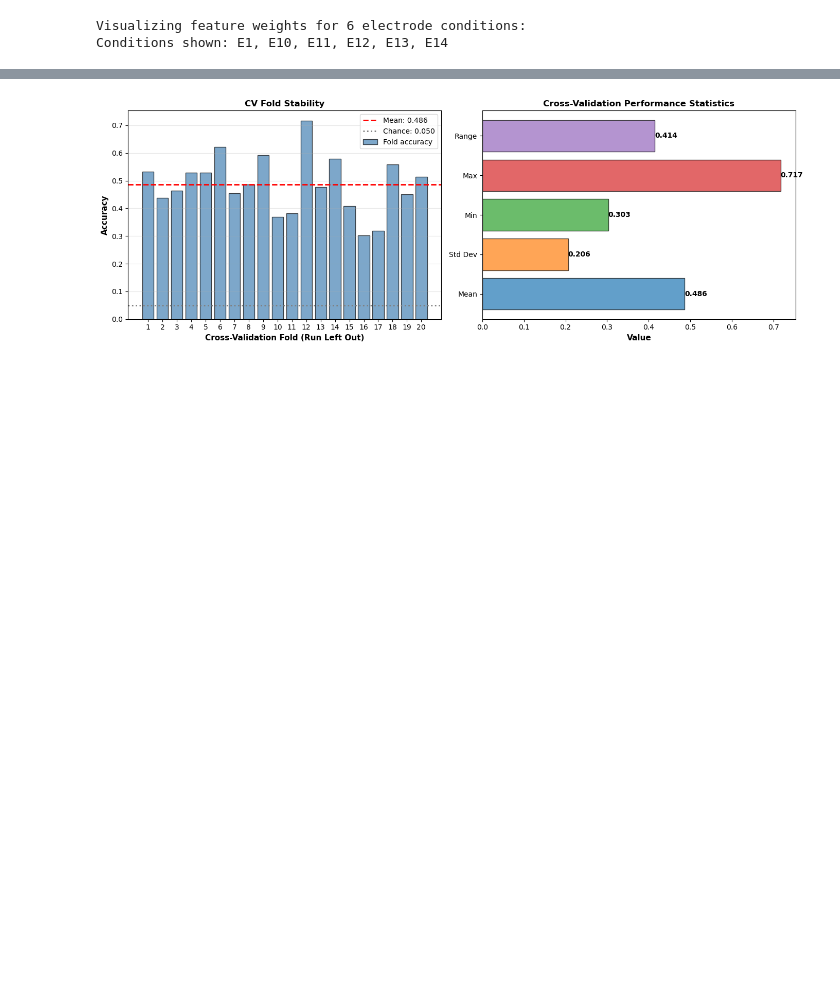
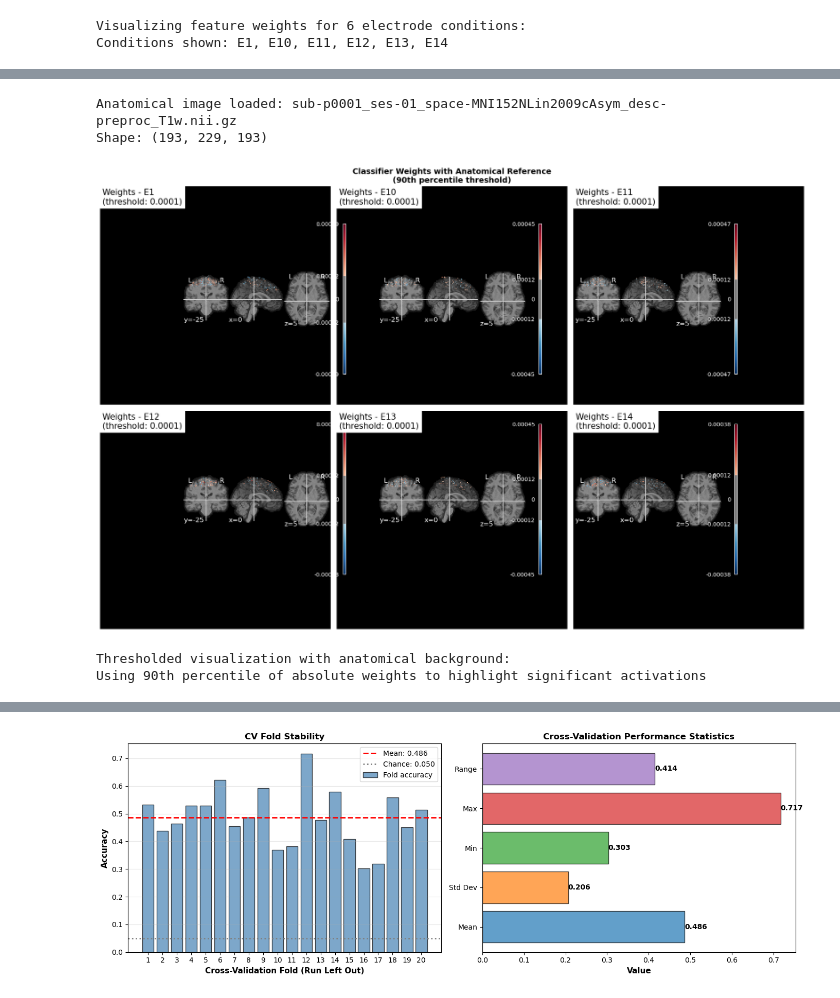
Before and after one commit to DuarteFonteSanta/Mapping_Tese, a Jupyter notebook: mapping_tese/notebooks/01_decoding_sub-p0001_ses-01_task-S1Map.ipynb, the cells around one changed output, grey strips where cells are left out. Drawn from its saved outputs; the diff is of its cells as text; code cells hidden in the pictures; blank space fills up the shorter version.

Commit message:
Added result images

```diff
--- a/mapping_tese/notebooks/01_decoding_sub-p0001_ses-01_task-S1Map.ipynb
+++ b/mapping_tese/notebooks/01_decoding_sub-p0001_ses-01_task-S1Map.ipynb
@@ -432,0 +467,55 @@ Conditions shown: E1, E10, E11, E12, E13, E14
+# %%
+# Load anatomical reference image for better localization
+anat_path = (DERIVATIVES / subject / session / "anat" /
+             f"{subject}_{session}_space-{space}_desc-preproc_T1w.nii.gz")
+anat_img = load_img(str(anat_path))
+print(f"Anatomical image loaded: {anat_path.name}")
+print(f"Shape: {anat_img.shape}")
+# %% [output]
+Anatomical image loaded: sub-p0001_ses-01_space-MNI152NLin2009cAsym_desc-preproc_T1w.nii.gz
+Shape: (193, 229, 193)
+# %%
+# Improved weight visualization with anatomical reference and thresholding
+# Plot with thresholding to highlight significant weights
+fig, axes = plt.subplots(2, 3, figsize=(18, 12))
+axes = axes.flatten()
+
+# Use a percentile-based threshold to highlight top weights
+threshold_percentile = 90
+
+for idx, condition in enumerate(selected_conditions):
+    ax = axes[idx]
+    coef_img = decoder.coef_img_[condition]
+    coef_data = coef_img.get_fdata()
+
+    # Calculate threshold based on absolute weights
+    abs_weights = np.abs(coef_data)
+    threshold = np.percentile(abs_weights[abs_weights > 0], threshold_percentile)
+
+    plotting.plot_stat_map(
+        coef_img,
+        bg_img=anat_img,  # Add anatomical background
+        title=f'Weights - {condition}\n(threshold: {threshold:.4f})',
+        cut_coords=[0, -25, 5],  # Focus on central region, include postcentral area
+        display_mode='ortho',  # Show multiple views
+        cmap='RdBu_r',
+        figure=fig,
+        axes=ax,
+        colorbar=True,
+        threshold=threshold  # Apply threshold
+    )
+
+for idx in range(n_to_plot, len(axes)):
+    axes[idx].set_visible(False)
+
+plt.suptitle(f'Classifier Weights with Anatomical Reference\n(90th percentile threshold)',
+             fontsize=14, fontweight='bold', y=0.98)
+plt.tight_layout()
+plt.show()
+
+print(f"Thresholded visualization with anatomical background:")
+print(f"Using 90th percentile of absolute weights to highlight significant activations")
+# %% [output]
+[figure, added]
+Thresholded visualization with anatomical background:
+Using 90th percentile of absolute weights to highlight significant activations
```
Also changed, not shown: parts of 2 cells of this notebook, 4 other files.
